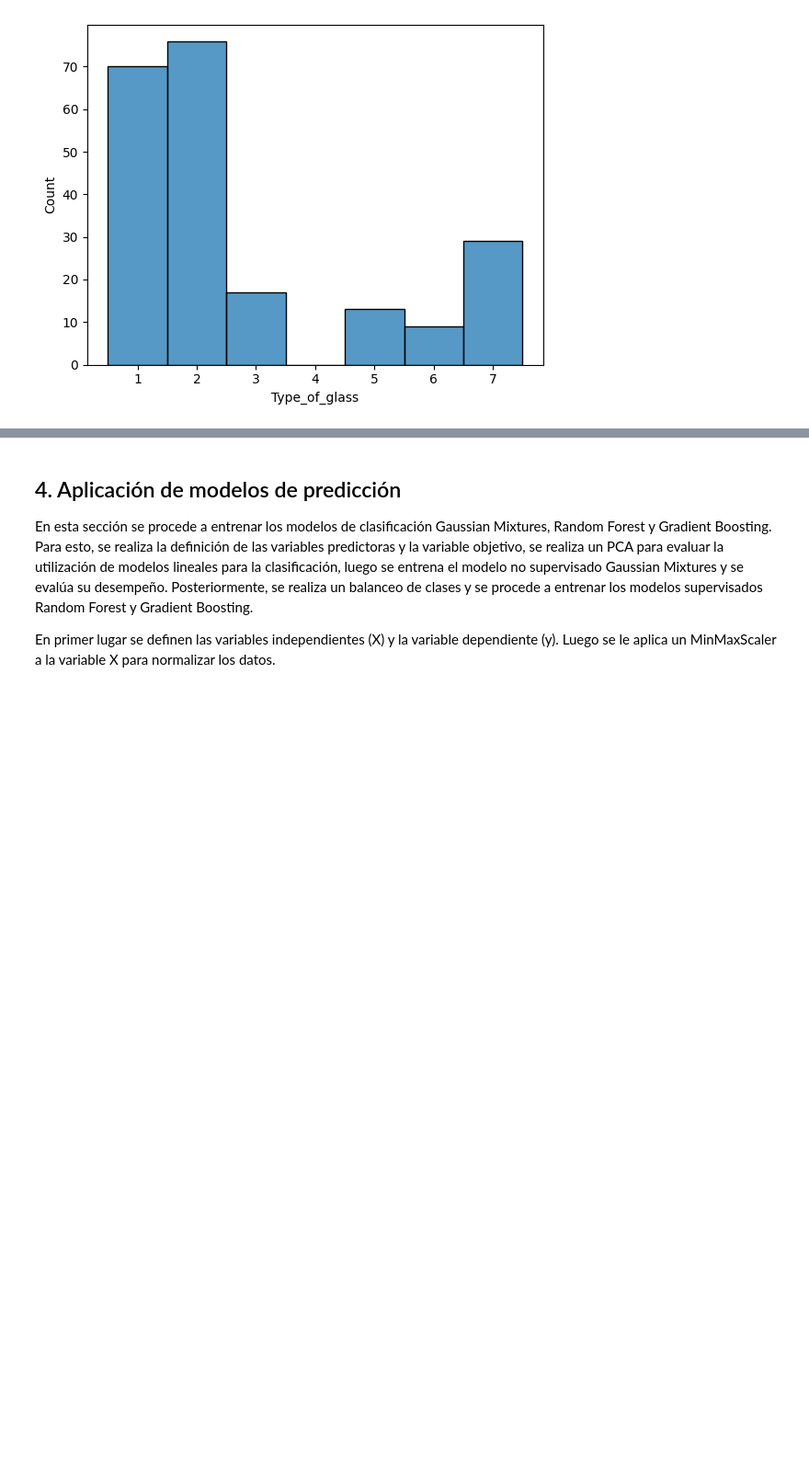
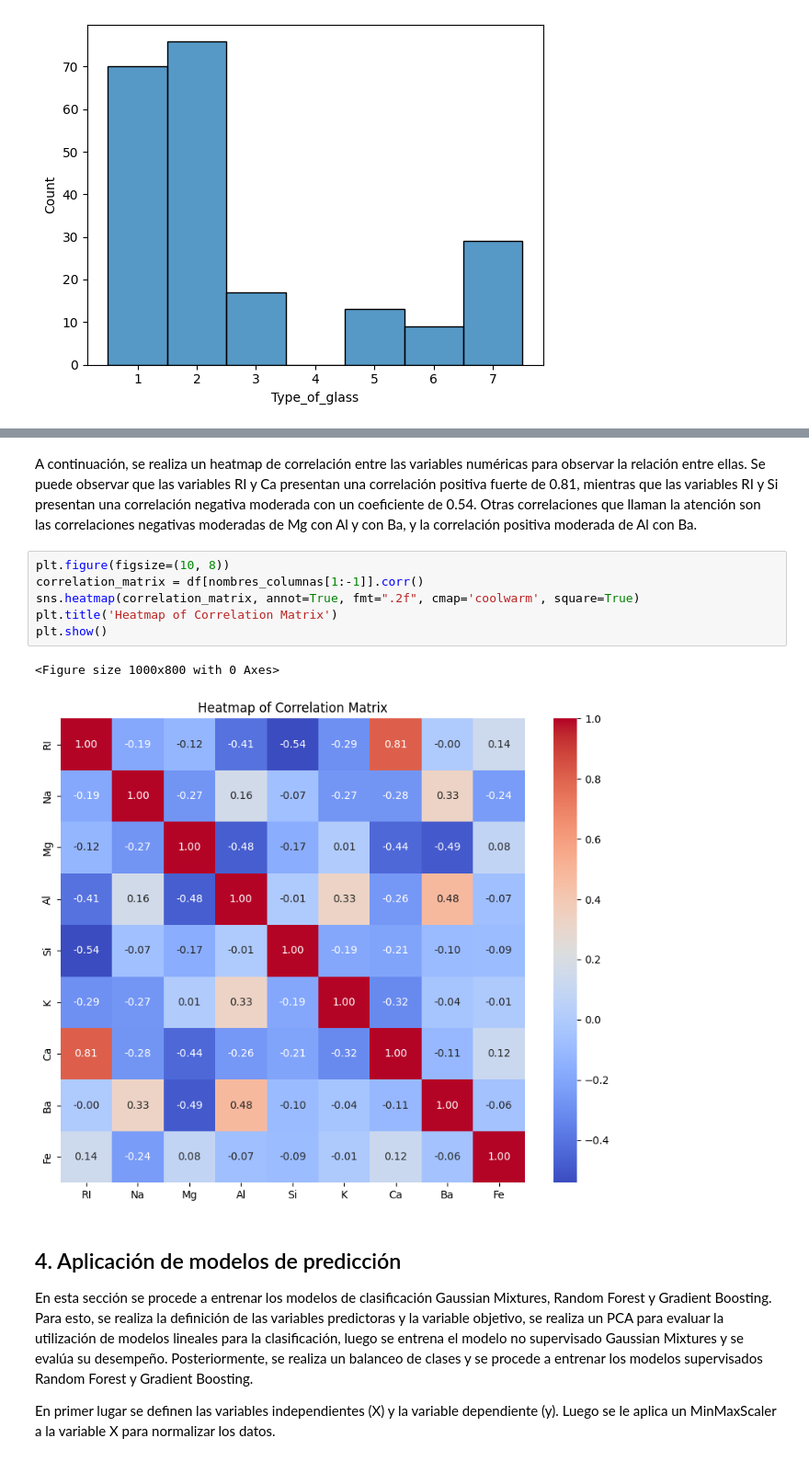
Before and after one commit to gabalvarezmc/MachineLearning_T4, a Jupyter notebook: Trabajo_Final_ML.ipynb, the cells around one changed output, grey strips where cells are left out. Shown at 92% size. Drawn from its saved outputs; the diff is of its cells as text; blank space fills up the shorter version.

```diff
--- a/Trabajo_Final_ML.ipynb
+++ b/Trabajo_Final_ML.ipynb
@@ -162,3 +172,14 @@ plt.show()
+# %% [markdown]
+A continuación, se realiza un heatmap de correlación entre las variables numéricas para observar la relación entre ellas. Se puede observar que las variables RI y Ca presentan una correlación positiva fuerte de 0.81, mientras que las variables RI y Si presentan una correlación negativa moderada con un coeficiente de 0.54. Otras correlaciones que llaman la atención son las correlaciones negativas moderadas de Mg con Al y con Ba, y la correlación positiva moderada de Al con Ba.
+# %%
+plt.figure(figsize=(10, 8))
+correlation_matrix = df[nombres_columnas[1:-1]].corr()
+sns.heatmap(correlation_matrix, annot=True, fmt=".2f", cmap='coolwarm', square=True)
+plt.title('Heatmap of Correlation Matrix')
+plt.show()
+# %% [output]
+<Figure size 1000x800 with 0 Axes>
+[figure, added]
 # %% [markdown]
 ## 4. Aplicación de modelos de predicción
 En esta sección se procede a entrenar los modelos de clasificación Gaussian Mixtures, Random Forest y Gradient Boosting. Para esto, se realiza la definición de las variables predictoras y la variable objetivo, se realiza un PCA para evaluar la utilización de modelos lineales para la clasificación, luego se entrena el modelo no supervisado Gaussian Mixtures y se evalúa su desempeño. Posteriormente, se realiza un balanceo de clases y se procede a entrenar los modelos supervisados Random Forest y Gradient Boosting.
```
Also changed, not shown: parts of 6 cells of this notebook.
